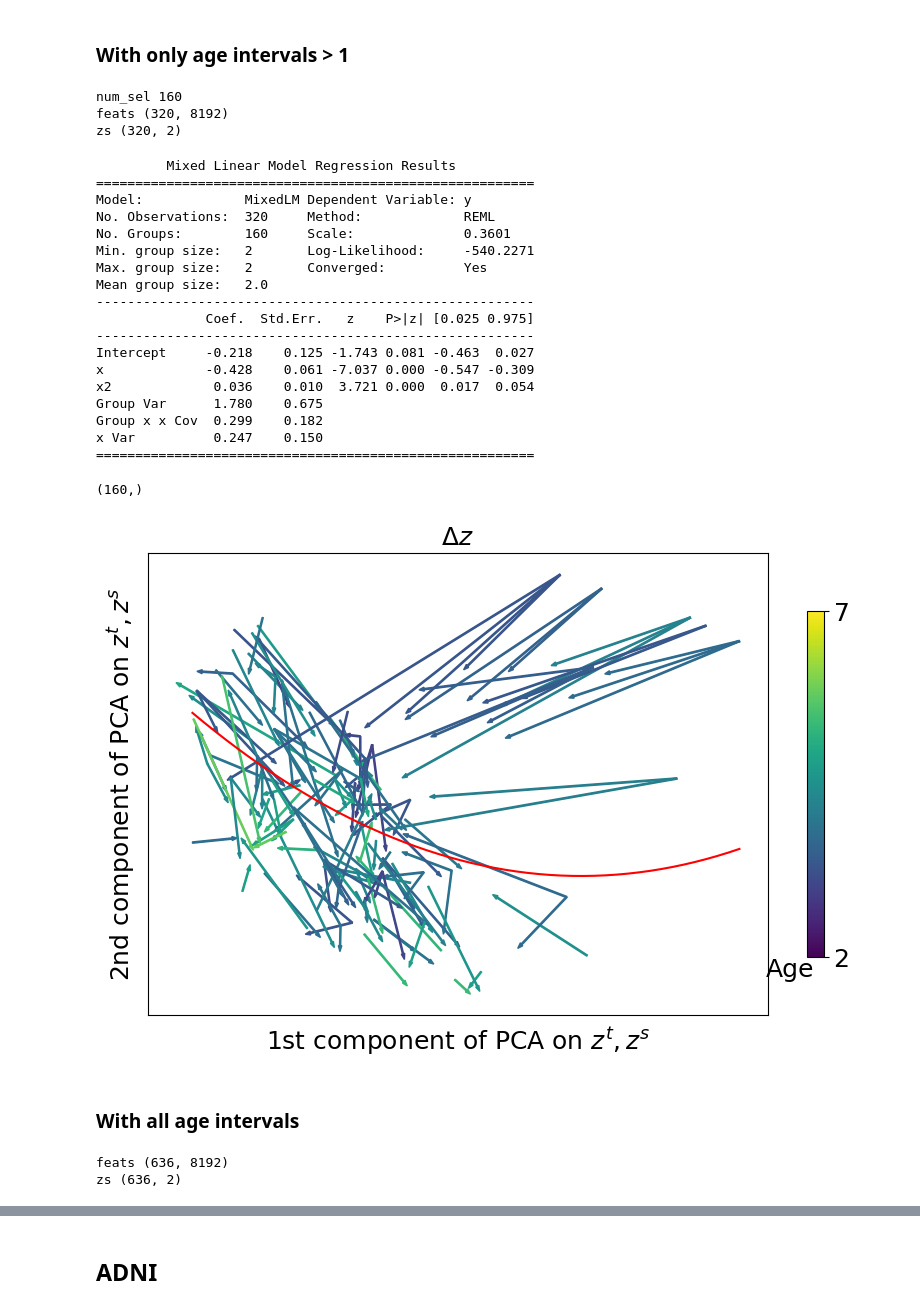
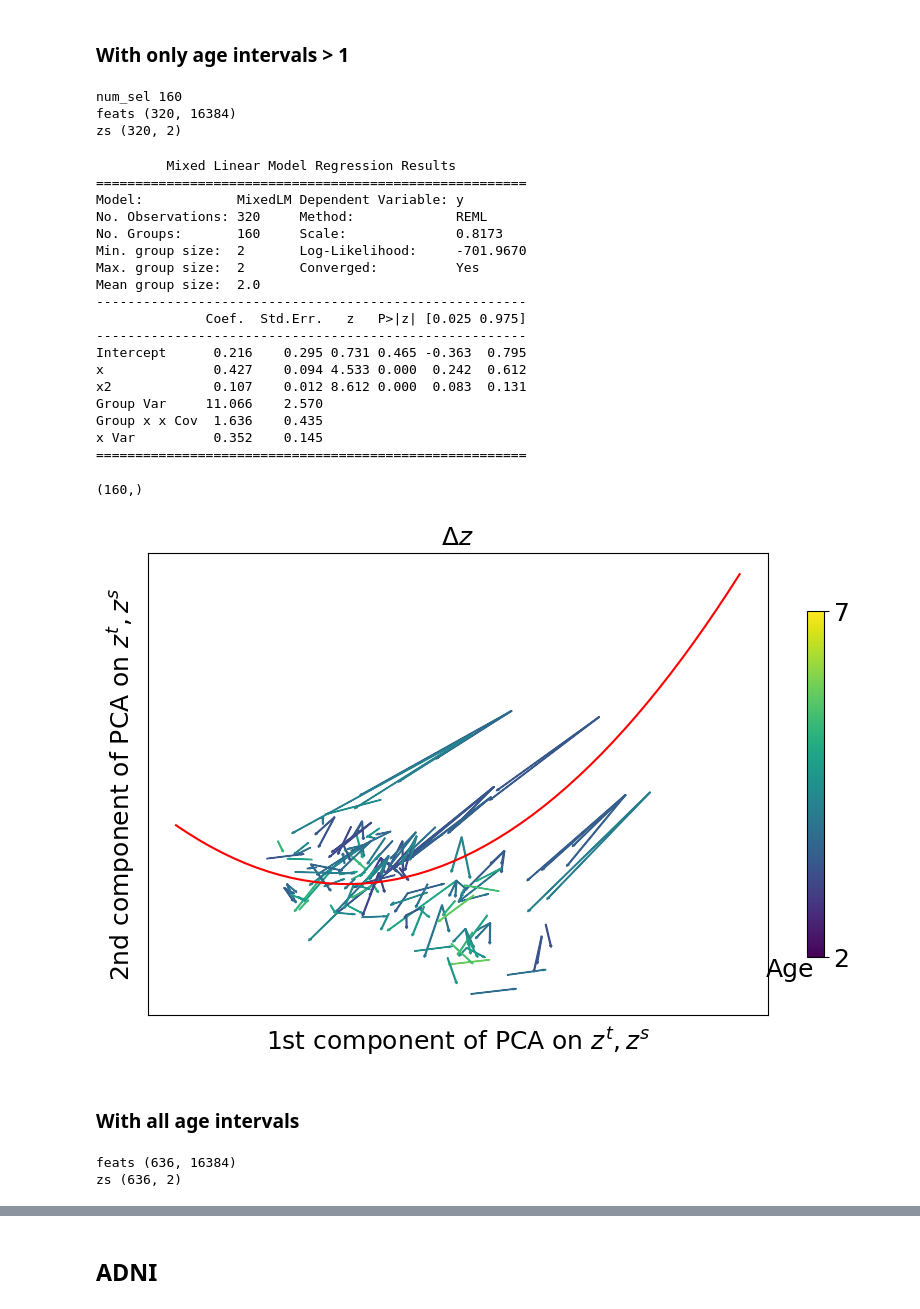
Before and after one commit to Andjelaaaa/longitudinal-neighbourhood-embedding, a Jupyter notebook: src/visualization.ipynb, the cells around one changed output, grey strips where cells are left out. Saved outputs shown, nothing was run; the diff lists cells and outputs as text; code cells hidden in the pictures.

```diff
--- a/src/visualization.ipynb
+++ b/src/visualization.ipynb
@@ -237,0 +257,16 @@ def add_colorbar(mappable):
+# %%
+# ckpt_path = '/media/andjela/SeagatePor1/LSSL/data/CP/LSP/'
+ckpt_path = '/home/andjela/Documents/longitudinal-neighbourhood-embedding/ckpt/CP/LSP/'
+# time_label = '2023_6_14_16_57' #ls=8192, bs=16, uncrop_128, aug
+time_label = '2023_6_21_13_17'   #ls=16384, bs=4, uncrop_128, no aug, inter_num_ch=32
+# time_label = '2023_6_21_13_2'    #ls=2048, bs=8, uncrop_64, no aug
+# time_label = '2023_6_19_16_41' #ls=8192, bs=16, uncrop_128, no aug
+# time_label = '2023_6_19_15_1' #ls=1024, bs=16, uncrop_64, aug
+# time_label = '2023_6_15_11_54' #ls=1024, bs=16, uncrop_64, no aug
+# time_label = '2023_6_5_11_51'  # ls=1024, bs=64
+# time_label = '2023_6_8_14_6'  # ls=1024, bs=16
+# time_label = '2023_6_12_12_4'  # ls=1024, bs=16, e: 150, crop
+# time_label = '2023_6_12_11_30'  # ls=1024, bs=16, e: 150, uncrop
+# time_label = '2023_6_12_15_50'  # ls=1024, bs=64, e: 300, crop
+data_train = h5py.File(ckpt_path+time_label+'/result_train/results_allbatch.h5', 'r')
+data = h5py.File(ckpt_path+time_label+'/result_test/results_alldataset.h5', 'r')
@@ -375,12 +464,13 @@ age_test = age_raw
 delta_z_test = (z2_test - z1_test) / np.expand_dims(interval_raw, 1)
 # %% [output]
 num_sel 160
-feats (320, 8192)
+feats (320, 16384)
 zs (320, 2)
 # %%
 # fit curve by LME
-data_fit = {'y': np.concatenate([z1[:,1], z1[:,1]+delta_z[:,1]], 0),
-            'x': np.concatenate([z1[:,0], z1[:,0]+delta_z[:,0]], 0),
+# was 0th component for x and 1st for y
+data_fit = {'y': np.concatenate([z1[:,0], z1[:,0]+delta_z[:,0]], 0),
+            'x': np.concatenate([z1[:,1], z1[:,1]+delta_z[:,1]], 0),
             'subj': np.concatenate([idx_sel, idx_sel], 0)}
 data_fit['x2'] = data_fit['x']**2
 # model = smf.mixedlm(endogeneous variables, exogenous variables, groups)
@@ -389,58 +479,58 @@ mdf = md.fit(method=["lbfgs"])
 print(mdf.summary())
 # %% [output]
          Mixed Linear Model Regression Results
-========================================================
-Model:             MixedLM Dependent Variable: y
-No. Observations:  320     Method:             REML
-No. Groups:        160     Scale:              0.3601
-Min. group size:   2       Log-Likelihood:     -540.2271
-Max. group size:   2       Converged:          Yes
-Mean group size:   2.0
---------------------------------------------------------
-              Coef.  Std.Err.   z    P>|z| [0.025 0.975]
---------------------------------------------------------
-Intercept     -0.218    0.125 -1.743 0.081 -0.463  0.027
-x             -0.428    0.061 -7.037 0.000 -0.547 -0.309
-x2             0.036    0.010  3.721 0.000  0.017  0.054
-Group Var      1.780    0.675
-Group x x Cov  0.299    0.182
-x Var          0.247    0.150
-========================================================
+=======================================================
+Model:            MixedLM Dependent Variable: y
+No. Observations: 320     Method:             REML
+No. Groups:       160     Scale:              0.8173
+Min. group size:  2       Log-Likelihood:     -701.9670
+Max. group size:  2       Converged:          Yes
+Mean group size:  2.0
+-------------------------------------------------------
+              Coef.  Std.Err.   z   P>|z| [0.025 0.975]
+-------------------------------------------------------
+Intercept      0.216    0.295 0.731 0.465 -0.363  0.795
+x              0.427    0.094 4.533 0.000  0.242  0.612
+x2             0.107    0.012 8.612 0.000  0.083  0.131
+Group Var     11.066    2.570
+Group x x Cov  1.636    0.435
+x Var          0.352    0.145
+=======================================================
 # %%
 # linear mixed effect model, robust version is computed in R
 x_line = np.linspace(np.min(z1[:,0]), np.max(z1[:,0]))
 # uncrop_128
-y_line = -0.218 - 0.428 * x_line + 0.036 * x_line**2
+y_line = 0.216 + 0.427 * x_line + 0.107 * x_line**2
 # %%
 np.random.seed(2)
 color_list = np.array(['c', 'm'])
 # class_list = ['NC', 'AUD']
 # age_max, age_min = 80, 30
 age_max, age_min = 7, 2
 age_range = age_max - age_min
 print(age.shape)
 # age = np.clip(age, a_min=age_min, a_max=age_max)
 
 plt.figure(figsize=(10,6))
 idx_sel_list = np.arange(z1.shape[0])
 for idx in idx_sel_list:
-    plt.arrow(z1[idx,0], z1[idx,1], delta_z[idx,0], delta_z[idx,1], width=0.03, color=cm.viridis((age[idx]-age_min)/age_range))
+    plt.arrow(z1[idx,1], z1[idx,0], delta_z[idx,1], delta_z[idx,0], width=0.03, color=cm.viridis((age[idx]-age_min)/age_range))
 plt.plot(x_line, y_line, 'r')
 # plt.xlim(-5, 15)
 # plt.ylim(-4, 5.8)
 plt.title('$\Delta z$', fontsize=18)
 plt.gca().xaxis.set_major_locator(plt.NullLocator())
 plt.gca().yaxis.set_major_locator(plt.NullLocator())
 cbar = plt.colorbar(cm.ScalarMappable(cmap='viridis'), ticks=[0,1.0], shrink=0.75)
 # cbar.ax.set_yticklabels(['21', '82'], fontsize=18)
 cbar.ax.set_yticklabels(['2', '7'], fontsize=18)
 cbar.set_label('Age', labelpad=-43, y=-0., rotation=0, fontsize=18)
 plt.xlabel('1st component of PCA on $z^t, z^s$', fontsize=18)
 plt.ylabel('2nd component of PCA on $z^t, z^s$', fontsize=18)
 plt.savefig('figure_CP_train.png')
 # %% [output]
 (160,)
-[figure, old version]
+[figure, new version]
 # %% [markdown]
 ### With all age intervals
 # %%
@@ -466,7 +556,7 @@ z2_test = zs_test[num_sel_test:2*num_sel_test]
 age_test = age_raw
 delta_z_test = (z2_test - z1_test) / np.expand_dims(interval_raw, 1)
 # %% [output]
-feats (636, 8192)
+feats (636, 16384)
 zs (636, 2)
 # %%
 # fit curve by LME
```
Also changed, not shown: parts of 18 cells of this notebook, 5 other files.
